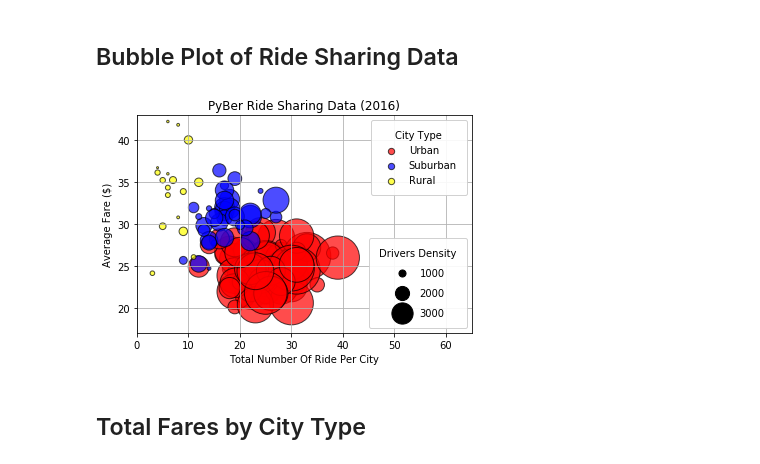
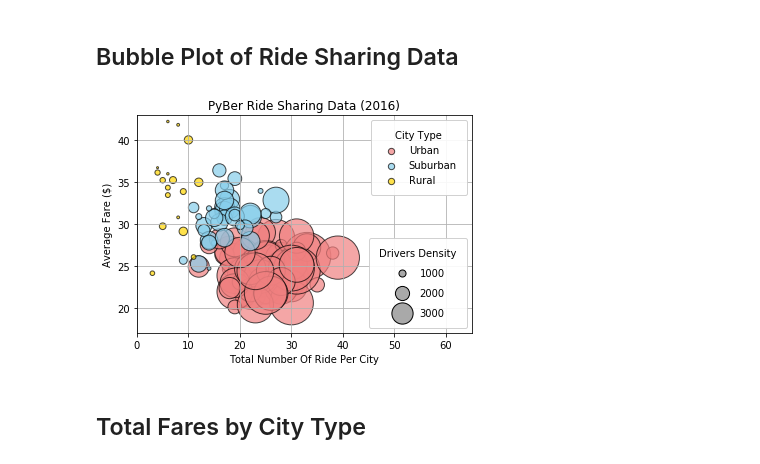
Before and after one commit to khamthung/PyBer, a Jupyter notebook: pyber.ipynb, the cells around one changed output. Saved outputs shown, nothing was run; the diff lists cells and outputs as text; code cells hidden in the pictures.

```diff
--- a/pyber.ipynb
+++ b/pyber.ipynb
@@ -35,35 +35,35 @@ total_driver_rural = df[df["type"] == "Rural"].groupby(['city'])["driver_count"]
 # %%
 plt.xlim(0,65)
 plt.ylim(17,43)
 plt.grid(True)
 plt.title("PyBer Ride Sharing Data (2016)")
 plt.xlabel("Total Number Of Ride Per City")
 plt.ylabel("Average Fare ($)")
-plt.scatter(total_ride_urban,average_fair_urban, marker="o", facecolors="red", edgecolors="black", s=total_driver_urban, label ="Urban", alpha ="0.7")
-plt.scatter(total_ride_suburban,average_fair_suburban, marker="o", facecolors="blue", edgecolors="black", s=total_driver_suburban, label = "Suburban", alpha ="0.7")
-plt.scatter(total_ride_rural,average_fair_rural, marker="o", facecolors="yellow", edgecolors="black", s=total_driver_rural, label = "Rural", alpha ="0.7")
+plt.scatter(total_ride_urban,average_fair_urban, marker="o", facecolors="lightcoral", edgecolors="black", s=total_driver_urban, label ="Urban", alpha ="0.7")
+plt.scatter(total_ride_suburban,average_fair_suburban, marker="o", facecolors="skyblue", edgecolors="black", s=total_driver_suburban, label = "Suburban", alpha ="0.7")
+plt.scatter(total_ride_rural,average_fair_rural, marker="o", facecolors="gold", edgecolors="black", s=total_driver_rural, label = "Rural", alpha ="0.7")
 
 # Legend for State colours
 lgd = plt.legend(numpoints=1, loc=1, borderpad=1,
             frameon=True, framealpha=0.9, title="City Type")
 for handle in lgd.legendHandles:
     handle.set_sizes([40.0])
 
 # Make a legend for density.
 #pws = (pd.cut(total_ride_urban, bins=4, retbins=True)[1]).round(0)
 pws = [4,500,1000,2000,3000]
 for pw in pws:
-    plt.scatter([], [], s=(pw**2)/2e4, c="k",label=str(pw))
+    plt.scatter([], [], s=(pw**2)/2e4, c="darkgray",label=str(pw),edgecolors="black")
 
 h, l = plt.gca().get_legend_handles_labels()
 plt.legend(h[5:], l[5:], labelspacing=1, title="Drivers Density", borderpad=1,
             frameon=True, framealpha=0.9, loc=4, numpoints=1)
 
 plt.gca().add_artist(lgd)
 plt.savefig("images/ride_sharing.png")
 plt.show()
 # %% [output]
-[figure, old version]
+[figure, new version]
 # %% [markdown]
 ## Total Fares by City Type
 # %%
```
Also changed, not shown: parts of 3 cells of this notebook, 5 other files.
